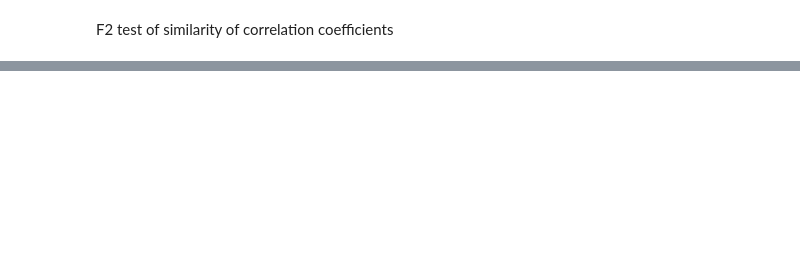
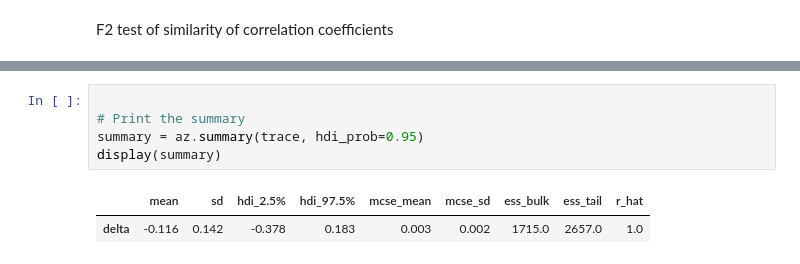
Before and after one commit to Calvinwhow/calvin_utils_project, a Jupyter notebook: notebooks/statistical_notebooks/bayesian_notebooks/HDI_eval.ipynb, the cells around one changed output, grey strips where cells are left out. Cells and saved outputs as stored; diff of their text form; blank space fills up the shorter version.

```diff
--- a/notebooks/statistical_notebooks/bayesian_notebooks/HDI_eval.ipynb
+++ b/notebooks/statistical_notebooks/bayesian_notebooks/HDI_eval.ipynb
@@ -98,0 +74,8 @@ az.plot_posterior(trace, var_names=['delta'])
+# %%
+
+# Print the summary
+summary = az.summary(trace, hdi_prob=0.95)
+display(summary)
+# %% [output]
+|  | mean | sd | hdi_2.5% | hdi_97.5% | mcse_mean | mcse_sd | ess_bulk | ess_tail | r_hat |
+| delta | -0.116 | 0.142 | -0.378 | 0.183 | 0.003 | 0.002 | 1715.0 | 2657.0 | 1.0 |
```
Also changed, not shown: parts of 4 cells of this notebook, 3 other files.
